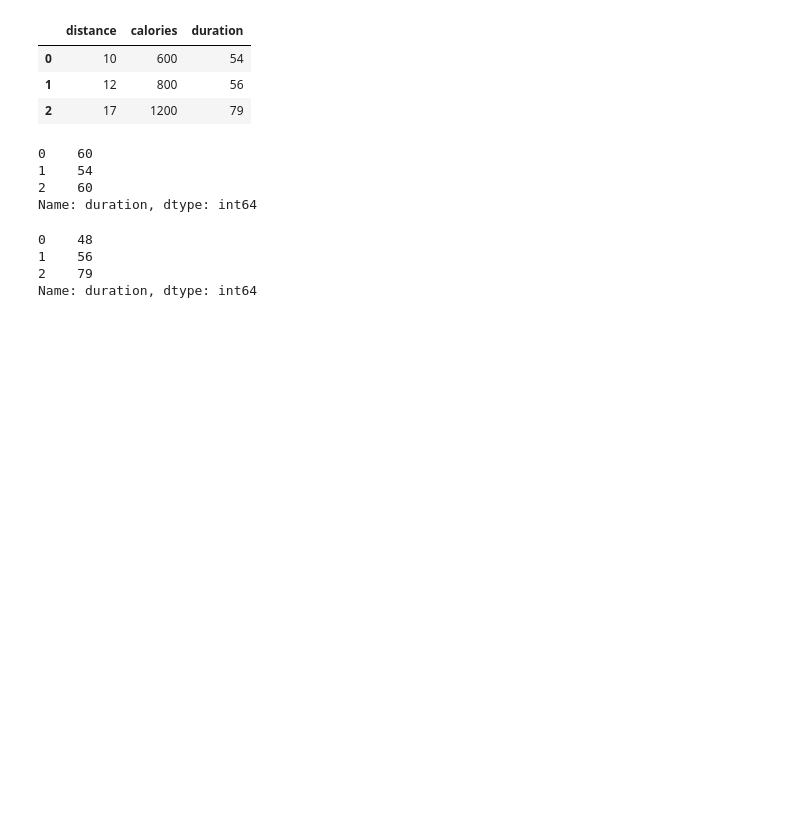
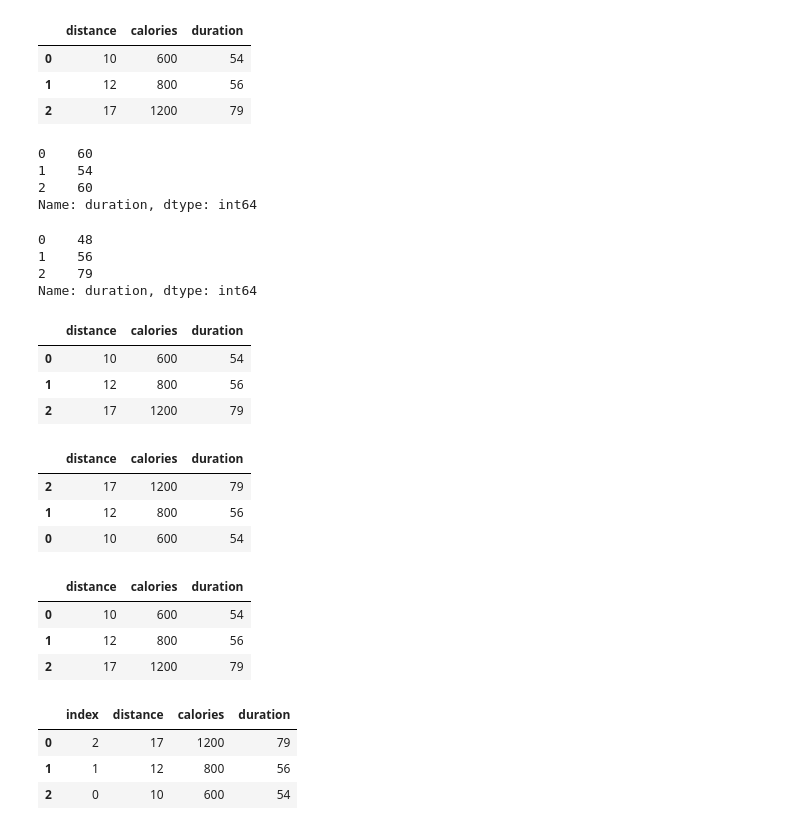
Before and after one commit to MartinZust123/Analysis-of-data-about-Kibergrad, a Jupyter notebook: Priloge/Kibergrad_analiza.ipynb, the cells around one changed output. Saved outputs shown, nothing was run; the diff lists cells and outputs as text; code cells hidden in the pictures; blank space fills up the shorter version.

```diff
--- a/Priloge/Kibergrad_analiza.ipynb
+++ b/Priloge/Kibergrad_analiza.ipynb
@@ -635,0 +638,33 @@ Name: duration, dtype: int64
+# %%
+davidframe = pd.DataFrame({"distance":[10,12,17], "calories": [600,800,1200], "duration": [54,56,79]})
+# %%
+davidframe
+# %% [output]
+|  | distance | calories | duration |
+| 0 | 10 | 600 | 54 |
+| 1 | 12 | 800 | 56 |
+| 2 | 17 | 1200 | 79 |
+# %%
+davidframe.sort_values(by="calories", ascending=False)
+# %% [output]
+|  | distance | calories | duration |
+| 2 | 17 | 1200 | 79 |
+| 1 | 12 | 800 | 56 |
+| 0 | 10 | 600 | 54 |
+# %%
+davidframe.reset_index()
+davidframe
+# %% [output]
+|  | distance | calories | duration |
+| 0 | 10 | 600 | 54 |
+| 1 | 12 | 800 | 56 |
+| 2 | 17 | 1200 | 79 |
+# %%
+davidframe.sort_values(by="calories", ascending=False, inplace=True)
+davidframe.reset_index(inplace=True)
+davidframe
+# %% [output]
+|  | index | distance | calories | duration |
+| 0 | 2 | 17 | 1200 | 79 |
+| 1 | 1 | 12 | 800 | 56 |
+| 2 | 0 | 10 | 600 | 54 |
```
Also changed, not shown: parts of 2 cells of this notebook.
